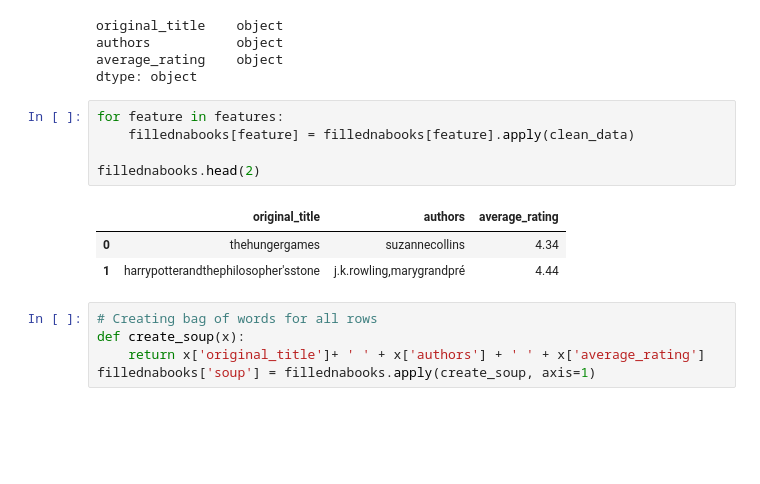
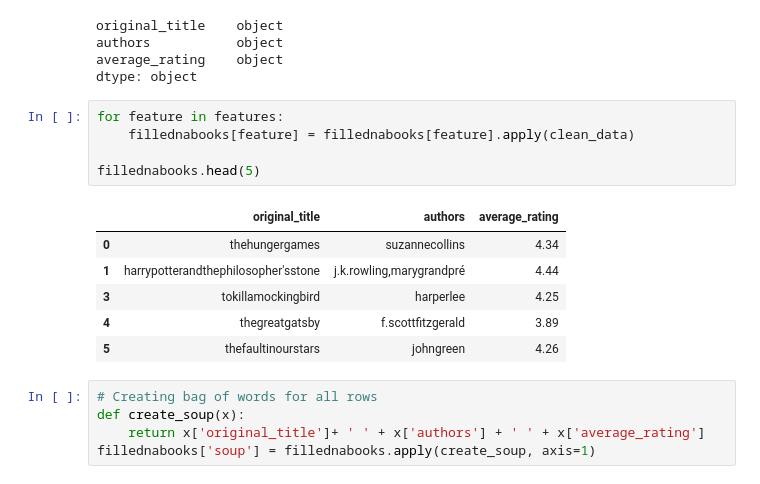
Before and after one commit to lukpras/book-recommendation, a Jupyter notebook: book_recomendation.ipynb, the cells around one changed output. Saved outputs shown, nothing was run; the diff lists cells and outputs as text; blank space fills up the shorter version.

```diff
--- a/book_recomendation.ipynb
+++ b/book_recomendation.ipynb
@@ -313,12 +312,15 @@ dtype: object
 # %%
 for feature in features:
     fillednabooks[feature] = fillednabooks[feature].apply(clean_data)
 
-fillednabooks.head(2)
+fillednabooks.head(5)
 # %% [output]
 |  | original_title | authors | average_rating |
 | 0 | thehungergames | suzannecollins | 4.34 |
 | 1 | harrypotterandthephilosopher'sstone | j.k.rowling,marygrandpré | 4.44 |
+| 3 | tokillamockingbird | harperlee | 4.25 |
+| 4 | thegreatgatsby | f.scottfitzgerald | 3.89 |
+| 5 | thefaultinourstars | johngreen | 4.26 |
 # %%
 # Creating bag of words for all rows
 def create_soup(x):
```
Also changed, not shown: parts of 24 cells of this notebook.
